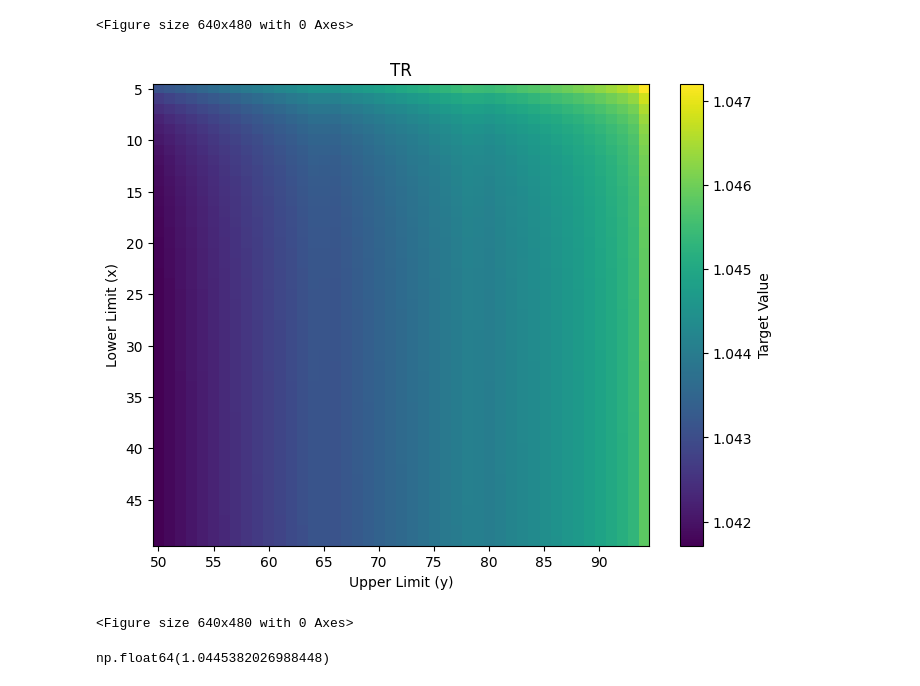
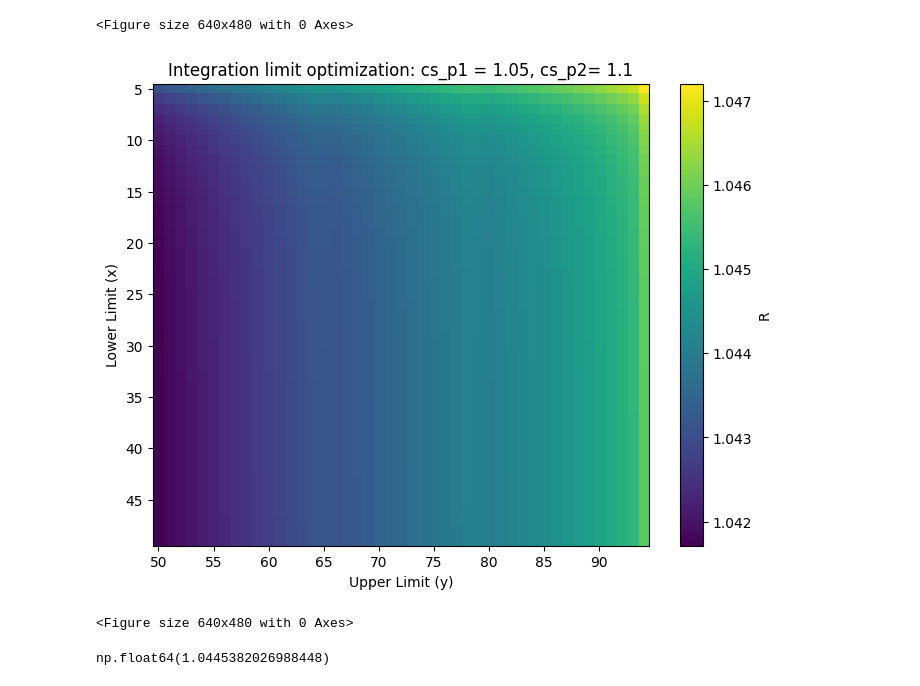
Before and after one commit to karohymon/cs-analysis, a Jupyter notebook: IceCube_diffuse_underground_bundles/R_optimization_visulaization.ipynb, the cells around one changed output. Cells and saved outputs as stored; diff of their text form; code cells hidden in the pictures.

Commit message:
fix typo in title

```diff
--- a/IceCube_diffuse_underground_bundles/R_optimization_visulaization.ipynb
+++ b/IceCube_diffuse_underground_bundles/R_optimization_visulaization.ipynb
@@ -81,20 +82,19 @@ for i, x in enumerate(x_values):
 # %%
 plt.figure(figsize=(8, 6))
 plt.imshow(matrix, cmap='viridis', aspect='auto')
-plt.colorbar(label='Target Value')
+plt.colorbar(label='R')
 xticks = np.arange(0, len(y_values), 5)
 yticks = np.arange(0, len(x_values), 5)
 
 plt.xticks(ticks=xticks, labels=y_values[xticks])
 plt.yticks(ticks=yticks, labels=x_values[yticks])
-plt.title("Integration limit optimization: cs_k1 = 1.05, cs_k2= 1.1")
+plt.title("Integration limit optimization: cs_p1 = 1.05, cs_p2= 1.1")
 plt.xlabel("Upper Limit (y)")
 plt.ylabel("Lower Limit (x)")
-plt.title("TR")
 plt.show()
 plt.savefig(plot_dir + "R_optimization_depth1.5.png")
 # %% [output]
-[figure, old version]
+[figure, new version]
 <Figure size 640x480 with 0 Axes>
 # %%
 matrix[19,81-45]
```
Also changed, not shown: parts of 2 cells of this notebook.
